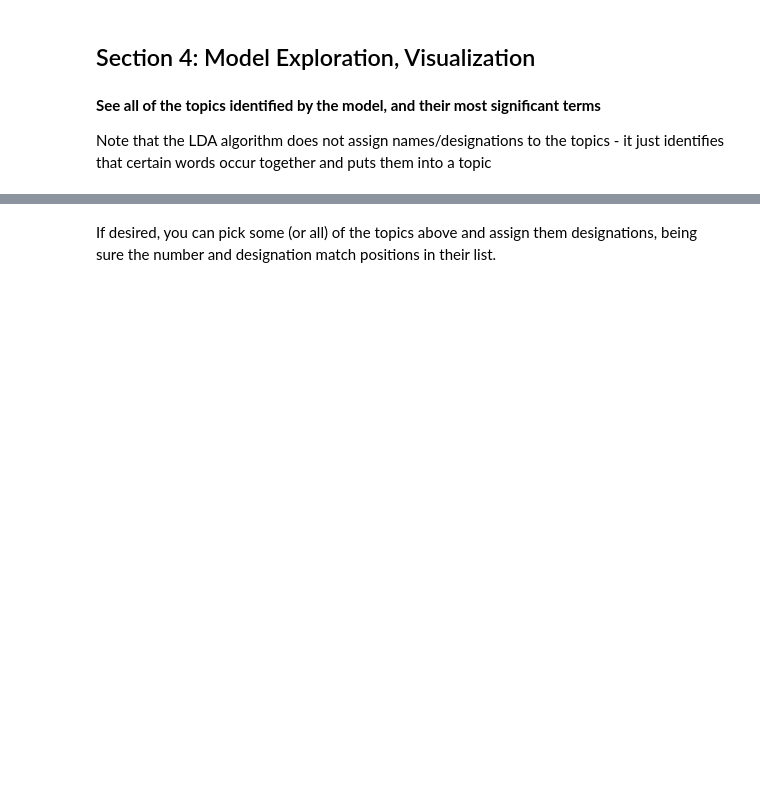
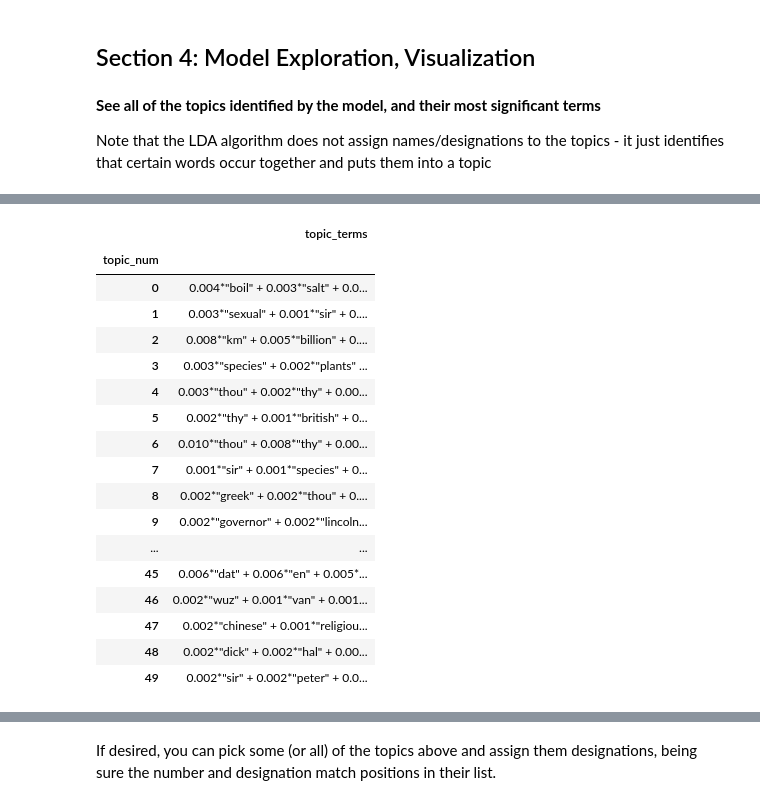
Before and after one commit to RBrynsvold/Capstone, a Jupyter notebook: notebooks/load_inspect_model.ipynb, the cells around one changed output, grey strips where cells are left out. Cells and saved outputs as stored; diff of their text form; code cells hidden in the pictures; blank space fills up the shorter version.

```diff
--- a/notebooks/load_inspect_model.ipynb
+++ b/notebooks/load_inspect_model.ipynb
@@ -53,7 +54,11 @@ dr_mod_id_str = "ff_50_15p"
+# %%
+dr_id_str = "dim_red"
+mod_id_str = "gpu_mod_run_1"
 # %% [markdown]
 Set up needed file managment objects, paths:
 # %%
-fps = DirFileMgr(dr_mod_id_str)
-fps.create_all_modeling_fps(dr_mod_id_str)
+fps = DirFileMgr(dr_id_str)
+fps.create_all_dr_fps(new_setup='N')
+fps.create_all_modeling_fps(mod_id_str)
 fps.add_fp('pyLDAvis')
 # %% [output]
@@ -369,0 +408,27 @@ all_topics_words
+# %%
+cols_lst = ['topic_num', 'topic_terms']
+df = pd.DataFrame(data=lda.show_topics(num_topics=lda.num_topics), columns=cols_lst)
+df.set_index(keys='topic_num', inplace=True)
+df['cv_coherence'] = cv_topic_coherence
+df.sort_values(by=['cv_coherence'], inplace=True)
+
+df
+# %% [output]
+|  | topic_terms |
+| topic_num |  |
+| 0 | 0.004*"boil" + 0.003*"salt" + 0.0... |
+| 1 | 0.003*"sexual" + 0.001*"sir" + 0.... |
+| 2 | 0.008*"km" + 0.005*"billion" + 0.... |
+| 3 | 0.003*"species" + 0.002*"plants" ... |
+| 4 | 0.003*"thou" + 0.002*"thy" + 0.00... |
+| 5 | 0.002*"thy" + 0.001*"british" + 0... |
+| 6 | 0.010*"thou" + 0.008*"thy" + 0.00... |
+| 7 | 0.001*"sir" + 0.001*"species" + 0... |
+| 8 | 0.002*"greek" + 0.002*"thou" + 0.... |
+| 9 | 0.002*"governor" + 0.002*"lincoln... |
+| ... | ... |
+| 45 | 0.006*"dat" + 0.006*"en" + 0.005*... |
+| 46 | 0.002*"wuz" + 0.001*"van" + 0.001... |
+| 47 | 0.002*"chinese" + 0.001*"religiou... |
+| 48 | 0.002*"dick" + 0.002*"hal" + 0.00... |
+| 49 | 0.002*"sir" + 0.002*"peter" + 0.0... |
```
Also changed, not shown: parts of 25 cells of this notebook, 6 other files.
